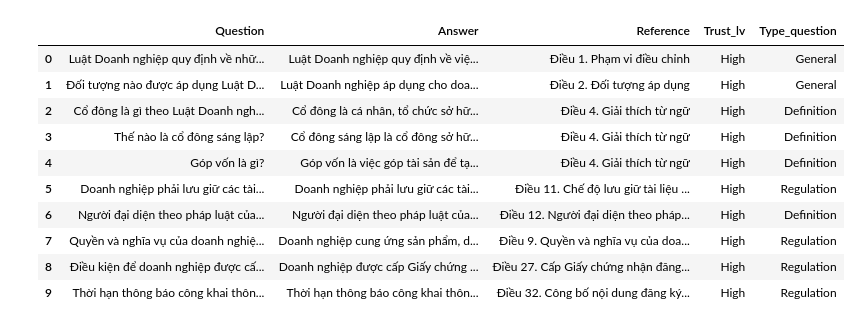
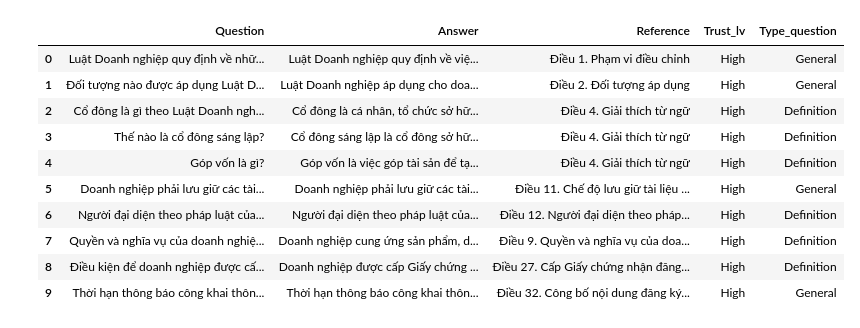
Before and after one commit to LTNhoTin/LegalBizAI_project, a Jupyter notebook: test_set/datatest.ipynb, the cells around one changed output. Cells and saved outputs as stored; diff of their text form; code cells hidden in the pictures.

Commit message:
testset

```diff
--- a/test_set/datatest.ipynb
+++ b/test_set/datatest.ipynb
@@ -1,20 +1,20 @@
 # %%
 import pandas as pd
 # %%
-df = pd.read_csv('combined_testsets.csv')
+df = pd.read_csv('GPT_mod_testset.csv')
 df.head(10)
 # %% [output]
 |  | Question | Answer | Reference | Trust_lv | Type_question |
 | 0 | Luật Doanh nghiệp quy định về nhữ... | Luật Doanh nghiệp quy định về việ... | Điều 1. Phạm vi điều chỉnh | High | General |
 | 1 | Đối tượng nào được áp dụng Luật D... | Luật Doanh nghiệp áp dụng cho doa... | Điều 2. Đối tượng áp dụng | High | General |
 | 2 | Cổ đông là gì theo Luật Doanh ngh... | Cổ đông là cá nhân, tổ chức sở hữ... | Điều 4. Giải thích từ ngữ | High | Definition |
 | 3 | Thế nào là cổ đông sáng lập? | Cổ đông sáng lập là cổ đông sở hữ... | Điều 4. Giải thích từ ngữ | High | Definition |
 | 4 | Góp vốn là gì? | Góp vốn là việc góp tài sản để tạ... | Điều 4. Giải thích từ ngữ | High | Definition |
-| 5 | Doanh nghiệp phải lưu giữ các tài... | Doanh nghiệp phải lưu giữ các tài... | Điều 11. Chế độ lưu giữ tài liệu ... | High | Regulation |
+| 5 | Doanh nghiệp phải lưu giữ các tài... | Doanh nghiệp phải lưu giữ các tài... | Điều 11. Chế độ lưu giữ tài liệu ... | High | General |
 | 6 | Người đại diện theo pháp luật của... | Người đại diện theo pháp luật của... | Điều 12. Người đại diện theo pháp... | High | Definition |
-| 7 | Quyền và nghĩa vụ của doanh nghiệ... | Doanh nghiệp cung ứng sản phẩm, d... | Điều 9. Quyền và nghĩa vụ của doa... | High | Regulation |
-| 8 | Điều kiện để doanh nghiệp được cấ... | Doanh nghiệp được cấp Giấy chứng ... | Điều 27. Cấp Giấy chứng nhận đăng... | High | Regulation |
-| 9 | Thời hạn thông báo công khai thôn... | Thời hạn thông báo công khai thôn... | Điều 32. Công bố nội dung đăng ký... | High | Regulation |
+| 7 | Quyền và nghĩa vụ của doanh nghiệ... | Doanh nghiệp cung ứng sản phẩm, d... | Điều 9. Quyền và nghĩa vụ của doa... | High | Definition |
+| 8 | Điều kiện để doanh nghiệp được cấ... | Doanh nghiệp được cấp Giấy chứng ... | Điều 27. Cấp Giấy chứng nhận đăng... | High | Definition |
+| 9 | Thời hạn thông báo công khai thôn... | Thời hạn thông báo công khai thôn... | Điều 32. Công bố nội dung đăng ký... | High | General |
 # %%
 df.tail(10)
 # %% [output]
```
Also changed, not shown: parts of 7 cells of this notebook, 4 other files.
